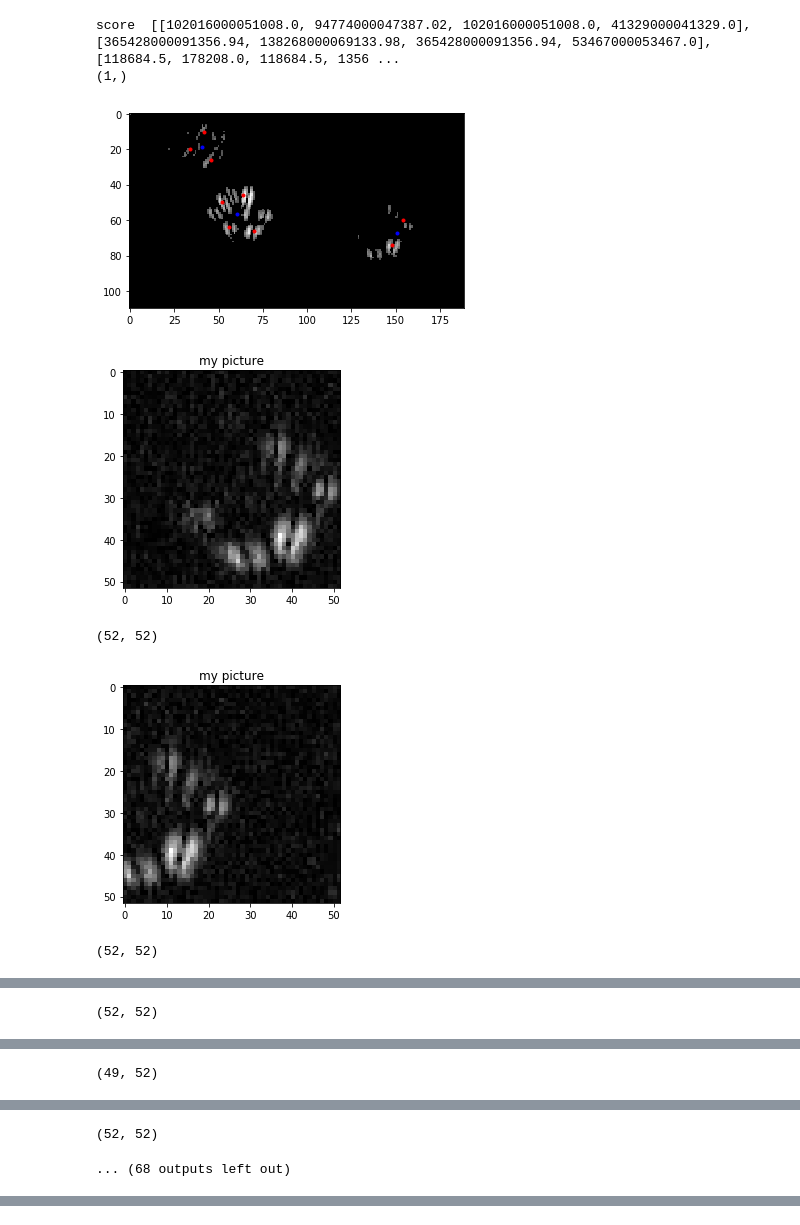
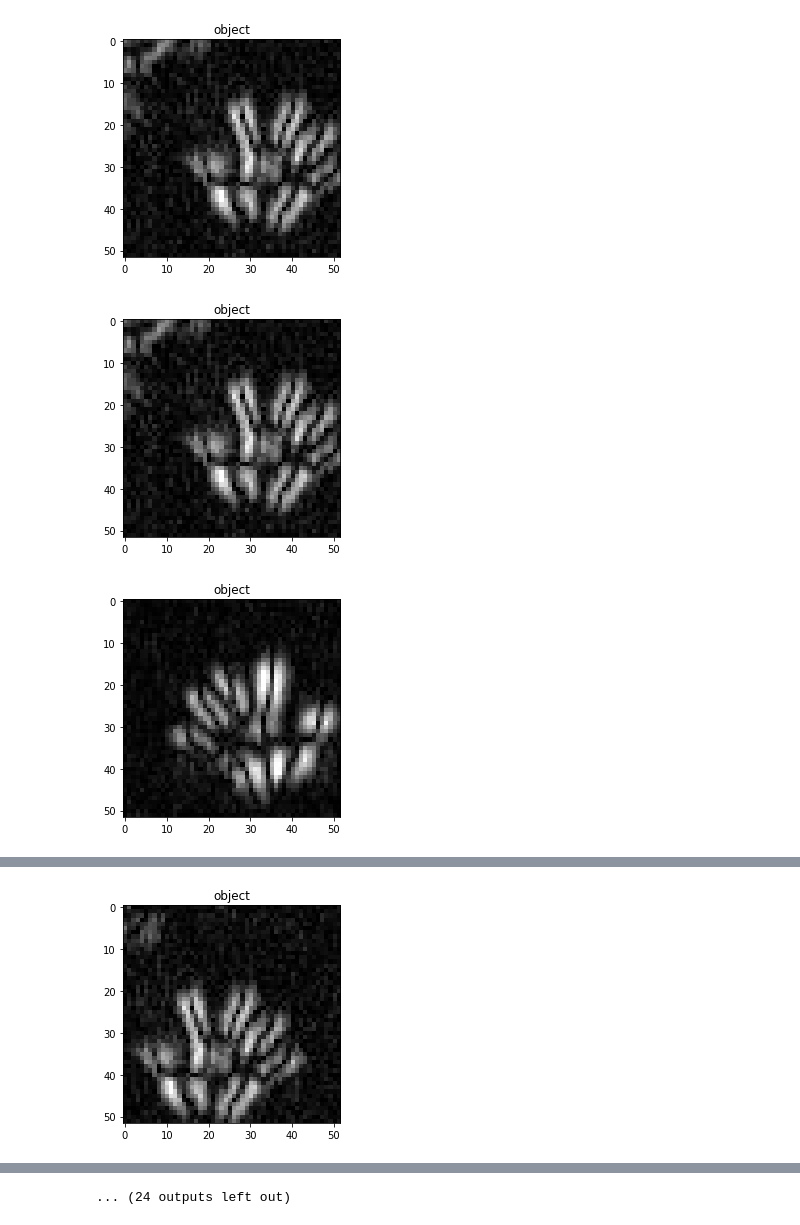
Before and after one commit to darkdefender228/Hands-Detection, a Jupyter notebook: Detection_demo.ipynb, the cells around one changed output, grey strips where cells are left out. Saved outputs shown, nothing was run; the diff lists cells and outputs as text; code cells hidden in the pictures.

```diff
--- a/Detection_demo.ipynb
+++ b/Detection_demo.ipynb
@@ -93,28 +93,28 @@ def make_square_box(dots, box_shape, shape, center=False):
         right_down_x = crop_number(check[1], (-99999, x))
         left_up_y = crop_number(check[2], (0, 99999))
         left_up_x = crop_number(check[3], (0, 99999))
-        dot_boxes.append(np.array([left_up_y, left_up_x, right_down_y, right_down_x]))
+        dot_boxes.append([left_up_y, left_up_x, right_down_y, right_down_x])
 
         check = box(shift, dot, 'r_up')
         left_down_y = crop_number(check[0], (-99999, y))
         left_down_x = crop_number(check[1], (0, 99999))
         right_up_y = crop_number(check[2], (0, 99999))
         right_up_x = crop_number(check[3], (-99999, x))
-        dot_boxes.append(np.array([right_up_y, left_down_x, left_down_y, right_up_x]))
+        dot_boxes.append([right_up_y, left_down_x, left_down_y, right_up_x])
 
         check = box(shift, dot, 'l_d')
         right_up_y = crop_number(check[0], (0, 99999))
         right_up_x = crop_number(check[1], (-99999, x))
         left_down_y = crop_number(check[2], (-99999, y))
         left_down_x = crop_number(check[3], (0, 99999))
-        dot_boxes.append(np.array([left_up_y, left_up_x, right_down_y, right_down_x]))
+        dot_boxes.append([left_up_y, left_up_x, right_down_y, right_down_x])
 
         check = box(shift, dot, 'r_d')
         right_up_y = crop_number(check[0], (0, 99999))
         rigt_up_x = crop_number(check[1], (0, 99999))
         left_down_y = crop_number(check[2], (-99999, y))
         left_down_x = crop_number(check[3], (-99999, x))
-        dot_boxes.append(np.array([right_up_y, left_down_x, left_down_y, rigt_up_x]))
+        dot_boxes.append([right_up_y, left_down_x, left_down_y, rigt_up_x])
 
         if center:
             check = box(box_shape//2, dot, 'center')
@@ -122,8 +122,8 @@ def make_square_box(dots, box_shape, shape, center=False):
             rigt_up_x = crop_number(check[1], (0, 99999))
             left_down_y = crop_number(check[2], (-99999, y))
             left_down_x = crop_number(check[3], (-99999, x))
-            dot_boxes.append(np.array([right_up_y, left_down_x, left_down_y, rigt_up_x]))
-        boxes.append(np.asarray(dot_boxes, dtype=np.int16))
+            dot_boxes.append([right_up_y, left_down_x, left_down_y, rigt_up_x])
+        boxes.append(dot_boxes)
 
 
     for cluster in dots['clusters']:
@@ -135,7 +135,7 @@ def make_square_box(dots, box_shape, shape, center=False):
             rigt_up_x = crop_number(check[1], (0, 99999))
             left_down_y = crop_number(check[2], (-99999, y))
             left_down_x = crop_number(check[3], (-99999, x))
-            boxes.append(np.array([[right_up_y, left_down_x, left_down_y, rigt_up_x]]))
+            boxes.append([[right_up_y, left_down_x, left_down_y, rigt_up_x]])
 
     return np.asarray(boxes)
 # %%
@@ -172,7 +172,7 @@ def crop(box, img):
 # %%
 def generating_boxes(dots, img, box_shape, shape, optimization=False):
     croped_image = []
-    score = [] #for evalueting
+    #score = [] #for evalueting
 
     boxes = make_square_box(dots, box_shape, shape)  #making our boxes for each dot,
                                                      #each dot has array which includes the box coordinates  which was generated aroud this dot
@@ -181,11 +181,17 @@ def generating_boxes(dots, img, box_shape, shape, optimization=False):
         for box in dot_boxes:                        #evalueting all boxes generated from one dot and save this scores in dot_boxes_scores
             if optimization and index < dots['coordinates'].shape[0]: #(evaluate only box generated from max peek)
                 dot_boxes_scores.append(evalueting_cropping(box, dots, img, dots['clusters'][0].labels_[index]))
-            croped_image.append(crop(box, img))
-        if len(dot_boxes_scores) > 0:
-            score.append(dot_boxes_scores)          #saving in score, in this case, the one element from the score array it is an array
-                                                    #with scores from each box generated from one dot
-    print("score ", score)
+        if optimization and len(dot_boxes_scores) > 0:
+            first, second = index_two_min(dot_boxes_scores) # taking index of the boxes with the lowest scores
+            values = dot_boxes[first], dot_boxes[second]    # taking these boxes
+
+            for value in values:
+                dot_boxes.remove(value)                     # removing bad boxes
+
+        good = [crop(box, img) for box in dot_boxes]    # cropping good boxes
+        croped_image.append(good)
+            #score.append(dot_boxes_scores)          #saving in score, in this case, the one element from the score array it is an array
+                                                     #with scores from each box generated from one dot
     return np.asarray(croped_image)
 # %%
 def evalueting_cropping(box, dots, img, cluster):
@@ -268,21 +287,15 @@ anticipated number of clusters  3
 # %%
 generated = generating_boxes(clusters, original_img, 53, (110, 189), optimization=True)
 
-plt.imshow(im, cmap=plt.cm.gray)
+plt.imshow(original_img, cmap=plt.cm.gray)
 plt.plot(clusters['coordinates'][:, 1], clusters['coordinates'][:, 0], 'r.')
-print(clusters['clusters'].shape)
 plt.plot(clusters['clusters'][0].cluster_centers_[:, 1], clusters['clusters'][0].cluster_centers_[:, 0], 'b.')
 
-plt.show()
 
-for index, g in enumerate(generated):
-    show(g)
-    print(g.shape)
+for g in generated:
+    for gi in g:
+        show(gi, title='object')
 # %% [output]
-score  [[102016000051008.0, 94774000047387.02, 102016000051008.0, 41329000041329.0], [365428000091356.94, 138268000069133.98, 365428000091356.94, 53467000053467.0], [118684.5, 178208.0, 118684.5, 1356 ...
-(1,)
-[figure, old version]
+[figure, new version]
-[figure, old version]
+[figure, new version]
-(52, 52)
-[figure, old version]
+[figure, new version]
-(52, 52)
@@ -290 +302,0 @@ score  [[102016000051008.0, 94774000047387.02, 102016000051008.0, 41329000041329
-(52, 52)
@@ -292 +303,0 @@ score  [[102016000051008.0, 94774000047387.02, 102016000051008.0, 41329000041329
-(49, 52)
@@ -294,2 +305 @@ score  [[102016000051008.0, 94774000047387.02, 102016000051008.0, 41329000041329
-(52, 52)
-... (68 outputs left out)
+[figure, added]
@@ -295,0 +311 @@ score  [[102016000051008.0, 94774000047387.02, 102016000051008.0, 41329000041329
+... (24 outputs left out)
```
Also changed, not shown: parts of 6 cells of this notebook.
